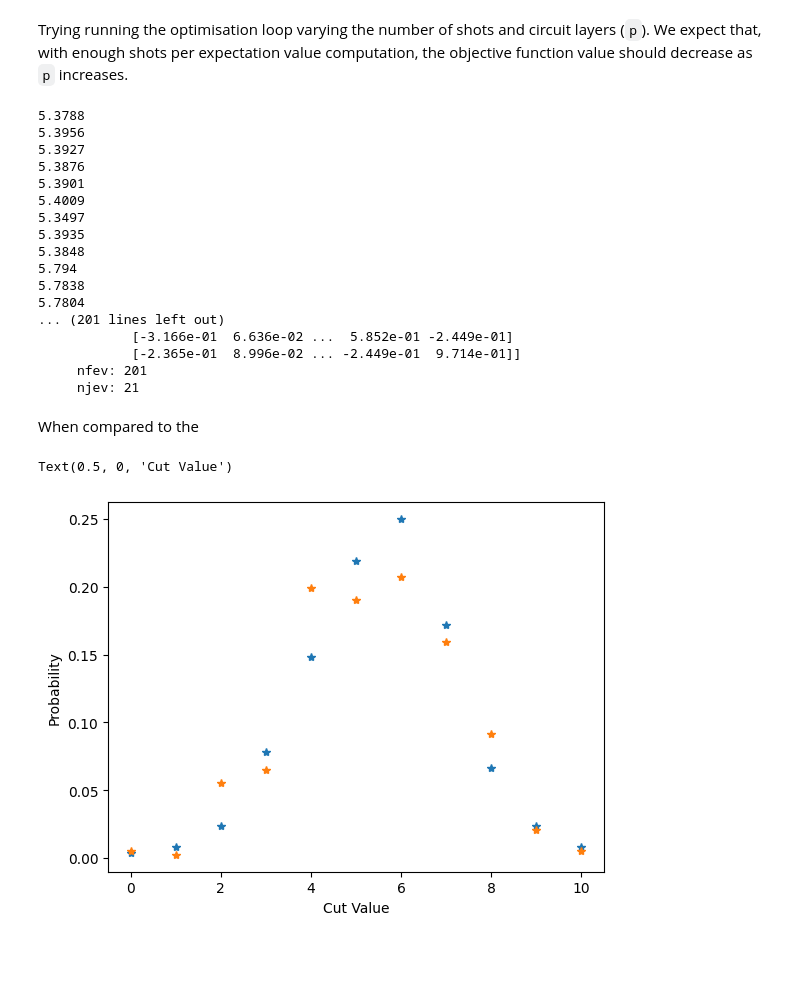
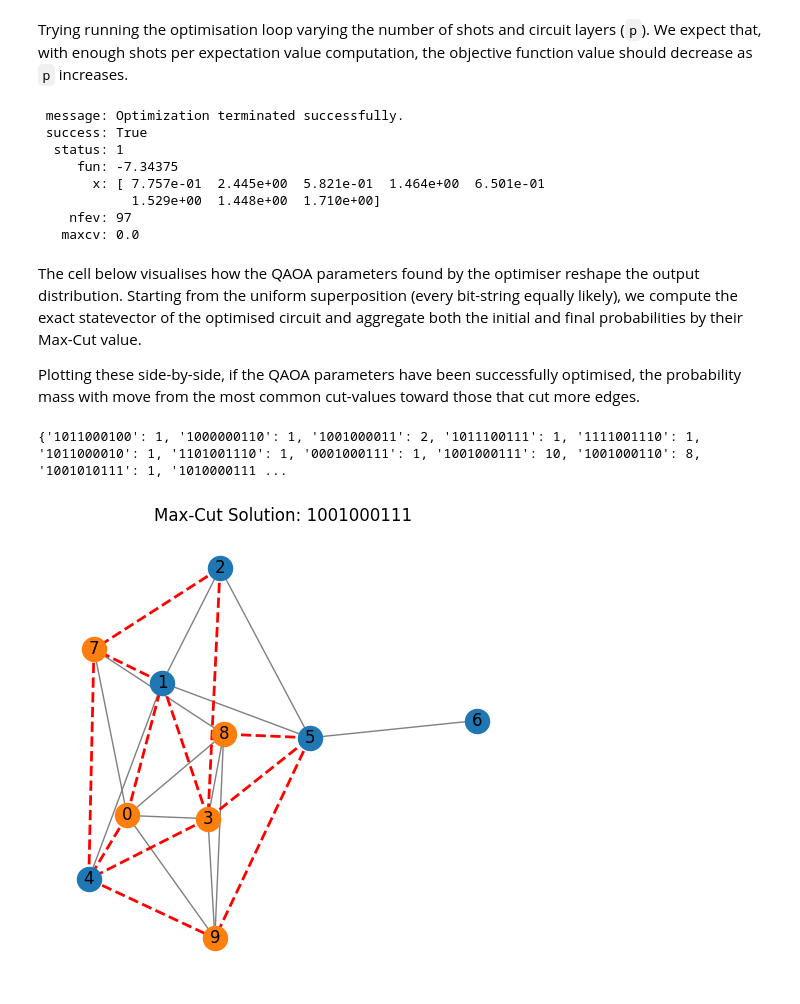
Before and after one commit to PawseySC/PHYS4004_quantum_computing, a Jupyter notebook: PHYS4004_quantum_computing.ipynb, the cells around one changed output. Cells and saved outputs as stored; diff of their text form; code cells hidden in the pictures; blank space fills up the shorter version.

Commit message:
revised functions to use parameter binding and rzz gate, demonstrate transpillation

```diff
--- a/PHYS4004_quantum_computing.ipynb
+++ b/PHYS4004_quantum_computing.ipynb
@@ -468,7 +472,7 @@ def qaoa_cost_unitary(qc, G, gamma):
     # solution
     for (i, j) in G.edges():
         qc.cx(i, j)
-        qc.rz(2 * gamma, j)
+        qc.rzz(2 * gamma, i, j)
         qc.cx(i, j)
     return  qc
 # %% [markdown]
@@ -567,58 +601,45 @@ Trying running the optimisation loop varying the number of shots and circuit lay
 # %%
 from scipy.optimize import minimize
 
-shots = 10000
-p = 4
-gammas_betas = p * ([1.0] + [1.0])
-opt_result = minimize(qaoa_objective_function, gammas_betas, args = (G, shots))
+shots = 64
+layers = 2
+G = nx.gnp_random_graph(10, 0.5)
+
+qc = QuantumCircuit(G.number_of_nodes())
+qc, circuit_parameters = make_qaoa_circuit(qc, layers, G)
+
+qc.measure_all()
+
+initial_parameters = p * [0.5, 1.5]
+opt_result = minimize(qaoa_objective_function, initial_parameters, args = (qc, circuit_parameters, G, AerSimulator(), shots), method = "COBYLA", options = {"maxiter":200})
 print(opt_result)
 # %% [output]
-5.3788
-5.3956
-5.3927
-5.3876
-5.3901
-5.4009
-5.3497
-5.3935
-5.3848
-5.794
-5.7838
-5.7804
-... (201 lines left out)
-            [-3.166e-01  6.636e-02 ...  5.852e-01 -2.449e-01]
-            [-2.365e-01  8.996e-02 ... -2.449e-01  9.714e-01]]
-     nfev: 201
-     njev: 21
+ message: Optimization terminated successfully.
+ success: True
+  status: 1
+     fun: -7.34375
+       x: [ 7.757e-01  2.445e+00  5.821e-01  1.464e+00  6.501e-01
+            1.529e+00  1.448e+00  1.710e+00]
+    nfev: 97
+   maxcv: 0.0
 # %% [markdown]
-When compared to the
+The cell below visualises how the QAOA parameters found by the optimiser reshape the output distribution. Starting from the uniform superposition (every bit-string equally likely), we compute the exact statevector of the optimised circuit and aggregate both the initial and final probabilities by their Max-Cut value.
+
+Plotting these side-by-side, if the QAOA parameters have been successfully optimised, the probability mass with move from the most common cut-values toward those that cut more edges.
 # %%
 from qiskit.quantum_info import Statevector
 
 n = G.number_of_nodes()
+gammas, betas = np.split(opt_result.x, 2)
 
-gammas, betas = np.split(opt_result['x'], 2)
+bqc = qc.assign_parameters(dict(zip(circuit_parameters, opt_result.x)))
 
-qc = make_qaoa_circuit(gammas, betas, G)
-#qc_nom = qc.remove_final_measurements(inplace=False)
-state = Statevector.from_instruction(qc)
+counts = backend.run(bqc, shots = shots).result().get_counts()
 
-final_probability = np.abs(state)**2
-starting_probability = np.array(2**n * [1/2**n])
-cut_values = np.array([cut_value(int2bits(i, n)[::-1], G) for i in range(2**n)])
+print(counts)
 
-unique_cuts, inverse = np.unique(cut_values, return_inverse=True)
-agg_prob_final = np.zeros_like(unique_cuts, dtype=float)
-agg_prob_start = np.zeros_like(unique_cuts, dtype=float)
-np.add.at(agg_prob_final, inverse, final_probability)
-np.add.at(agg_prob_start, inverse, starting_probability)
-
-
-plt.plot(unique_cuts,  agg_prob_start, '*')
-plt.plot(unique_cuts,  agg_prob_final, '*')
-#plt.plot(cut_values,  final_probability, '*')
-plt.ylabel("Probability")
-plt.xlabel("Cut Value")
+most_common = max(counts, key=counts.get)
+plot_graph(G, most_common)
 # %% [output]
-Text(0.5, 0, 'Cut Value')
+{'1011000100': 1, '1000000110': 1, '1001000011': 2, '1011100111': 1, '1111001110': 1, '1011000010': 1, '1101001110': 1, '0001000111': 1, '1001000111': 10, '1001000110': 8, '1001010111': 1, '1010000111 ...
-[figure, old version]
+[figure, new version]
```
Also changed, not shown: parts of 11 cells of this notebook.
